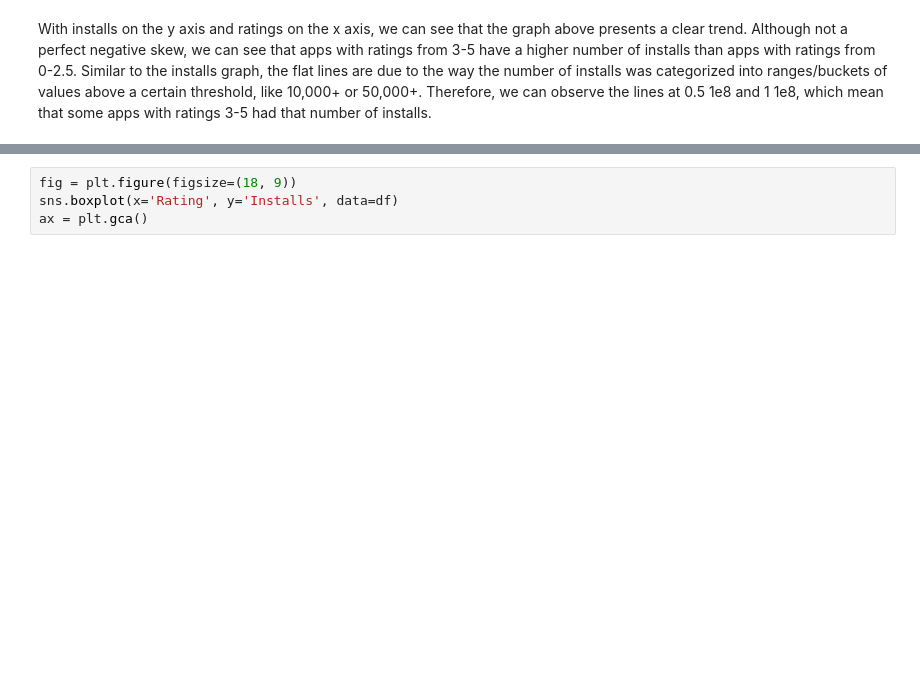
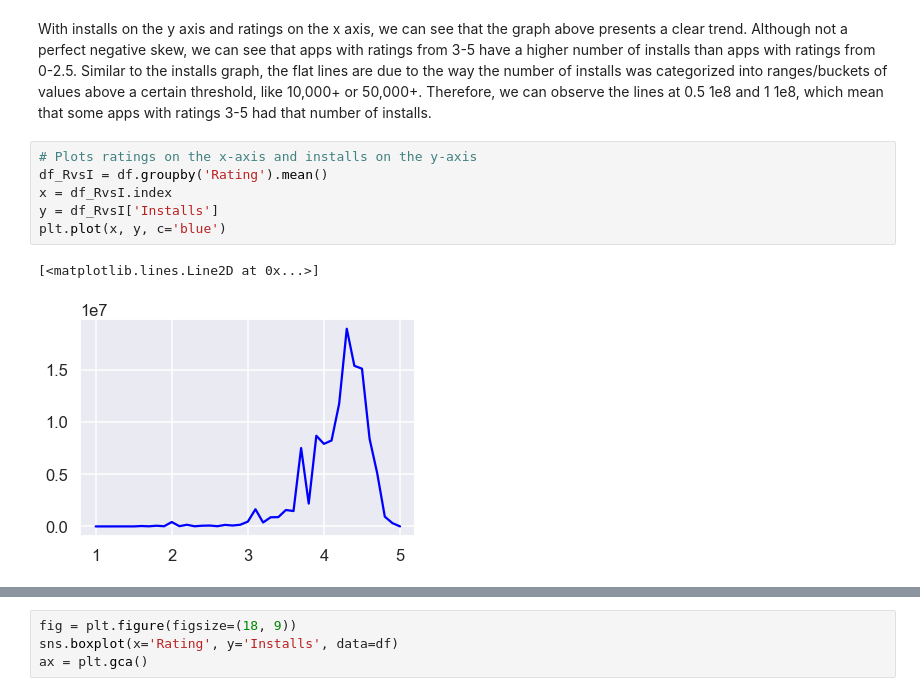
Before and after one commit to Titan-Ngo/COGS108_Repo, a Jupyter notebook: FinalProject.ipynb, the cells around one changed output, grey strips where cells are left out. Cells and saved outputs as stored; diff of their text form; blank space fills up the shorter version.

```diff
--- a/FinalProject.ipynb
+++ b/FinalProject.ipynb
@@ -520,2 +514,11 @@ plt.scatter(x, y, c='blue')
 # %% [markdown]
 With installs on the y axis and ratings on the x axis, we can see that the graph above presents a clear trend. Although not a perfect negative skew, we can see that apps with ratings from 3-5 have a higher number of installs than apps with ratings from 0-2.5. Similar to the installs graph, the flat lines are due to the way the number of installs was categorized into ranges/buckets of values above a certain threshold, like 10,000+ or 50,000+. Therefore, we can observe the lines at 0.5 1e8 and 1 1e8, which mean that some apps with ratings 3-5 had that number of installs.
+# %%
+# Plots ratings on the x-axis and installs on the y-axis
+df_RvsI = df.groupby('Rating').mean()
+x = df_RvsI.index
+y = df_RvsI['Installs']
+plt.plot(x, y, c='blue')
+# %% [output]
+[<matplotlib.lines.Line2D at 0x...>]
+[figure, added]
```
Also changed, not shown: parts of 17 cells of this notebook.
